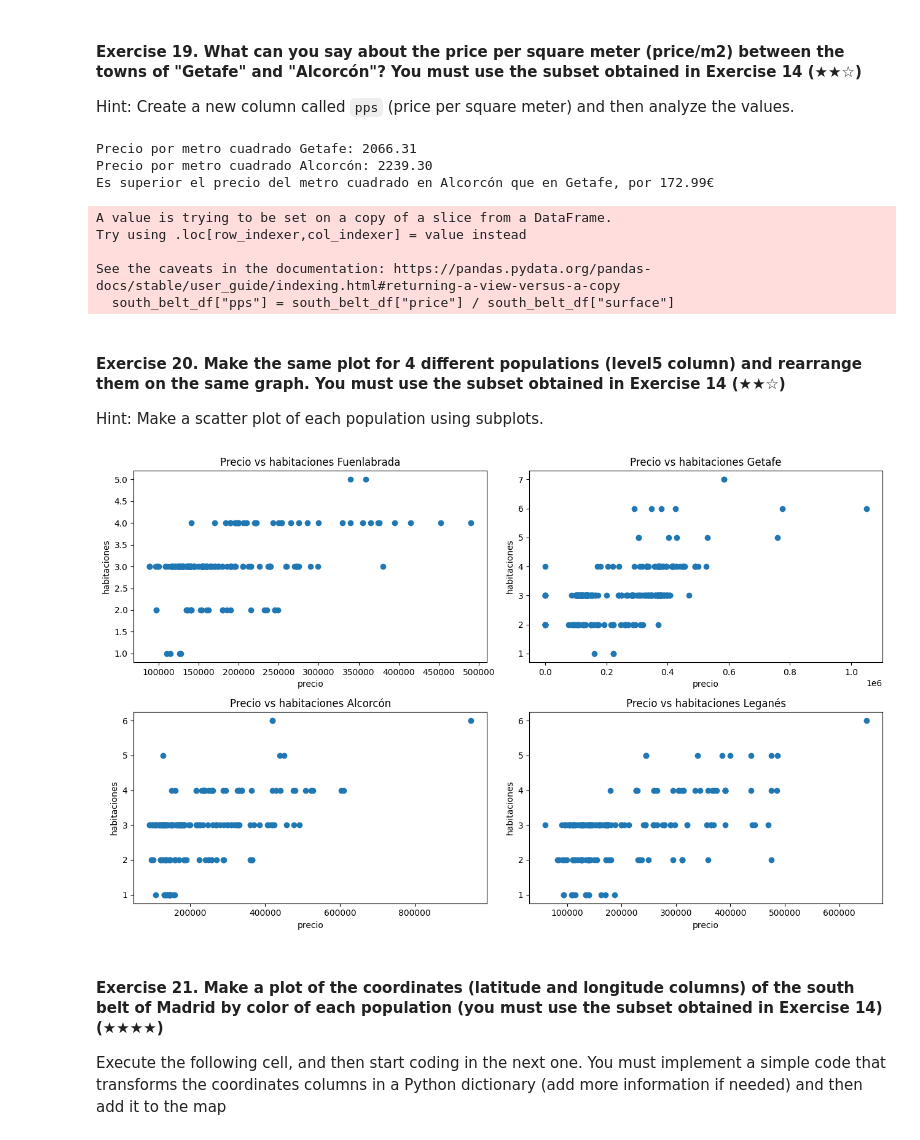
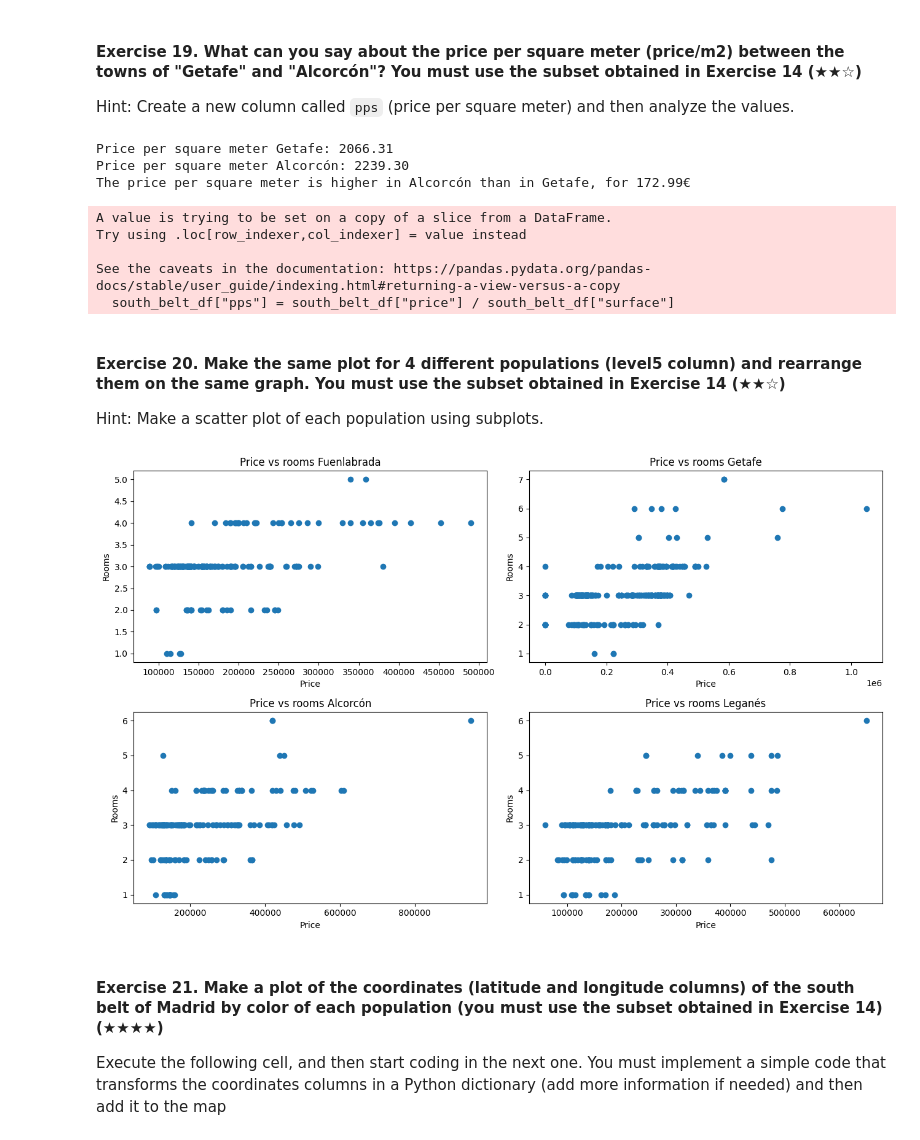
Before and after one commit to 4GeeksAcademy/esanchez-real-state-01, a Jupyter notebook: project.ipynb, the cells around one changed output. Cells and saved outputs as stored; diff of their text form; code cells hidden in the pictures.

```diff
--- a/project.ipynb
+++ b/project.ipynb
@@ -376,16 +384,16 @@ alcorcon = south_belt_df[south_belt_df["level5"] == "Alcorcón"]
 pps_getafe = getafe["pps"].mean()
 pps_alcorcon = alcorcon["pps"].mean()
 
-print(f"Precio por metro cuadrado Getafe: {pps_getafe:.2f}")
-print(f"Precio por metro cuadrado Alcorcón: {pps_alcorcon:.2f}")
+print(f"Price per square meter Getafe: {pps_getafe:.2f}")
+print(f"Price per square meter Alcorcón: {pps_alcorcon:.2f}")
 
 diferencia_pps = pps_alcorcon - pps_getafe
 
-print(f"Es superior el precio del metro cuadrado en Alcorcón que en Getafe, por {diferencia_pps:.2f}€")
+print(f"The price per square meter is higher in Alcorcón than in Getafe, for {diferencia_pps:.2f}€")
 # %% [output]
-Precio por metro cuadrado Getafe: 2066.31
-Precio por metro cuadrado Alcorcón: 2239.30
-Es superior el precio del metro cuadrado en Alcorcón que en Getafe, por 172.99€
+Price per square meter Getafe: 2066.31
+Price per square meter Alcorcón: 2239.30
+The price per square meter is higher in Alcorcón than in Getafe, for 172.99€
 A value is trying to be set on a copy of a slice from a DataFrame.
 Try using .loc[row_indexer,col_indexer] = value instead
 
@@ -398,31 +406,31 @@ Hint: Make a scatter plot of each population using subplots.
 # %%
 fix, ax = plt.subplots(2, 2, figsize=(13,8))
 
 ax[0, 0].scatter(plot_fuenlabrada["price"], plot_fuenlabrada["rooms"])
-ax[0, 0].set_title("Precio vs habitaciones Fuenlabrada")
-ax[0, 0].set_xlabel("precio")
-ax[0, 0].set_ylabel("habitaciones")
+ax[0, 0].set_title("Price vs rooms Fuenlabrada")
+ax[0, 0].set_xlabel("Price")
+ax[0, 0].set_ylabel("Rooms")
 
 ax[0, 1].scatter(plot_getafe["price"], plot_getafe["rooms"])
-ax[0, 1].set_title("Precio vs habitaciones Getafe")
-ax[0, 1].set_xlabel("precio")
-ax[0, 1].set_ylabel("habitaciones")
+ax[0, 1].set_title("Price vs rooms Getafe")
+ax[0, 1].set_xlabel("Price")
+ax[0, 1].set_ylabel("Rooms")
 
 ax[1, 0].scatter(plot_alcorcon["price"], plot_alcorcon["rooms"])
-ax[1, 0].set_title("Precio vs habitaciones Alcorcón")
-ax[1, 0].set_xlabel("precio")
-ax[1, 0].set_ylabel("habitaciones")
+ax[1, 0].set_title("Price vs rooms Alcorcón")
+ax[1, 0].set_xlabel("Price")
+ax[1, 0].set_ylabel("Rooms")
 
 ax[1, 1].scatter(plot_leganes["price"], plot_leganes["rooms"])
-ax[1, 1].set_title("Precio vs habitaciones Leganés")
-ax[1, 1].set_xlabel("precio")
-ax[1, 1].set_ylabel("habitaciones")
+ax[1, 1].set_title("Price vs rooms Leganés")
+ax[1, 1].set_xlabel("Price")
+ax[1, 1].set_ylabel("Rooms")
 
 
 plt.tight_layout()
 plt.show()
 # %% [output]
-[figure, old version]
+[figure, new version]
 # %% [markdown]
 #### Exercise 21. Make a plot of the coordinates (latitude and longitude columns) of the south belt of Madrid by color of each population (you must use the subset obtained in Exercise 14) (★★★★)
 
```
Also changed, not shown: parts of 12 cells of this notebook.
